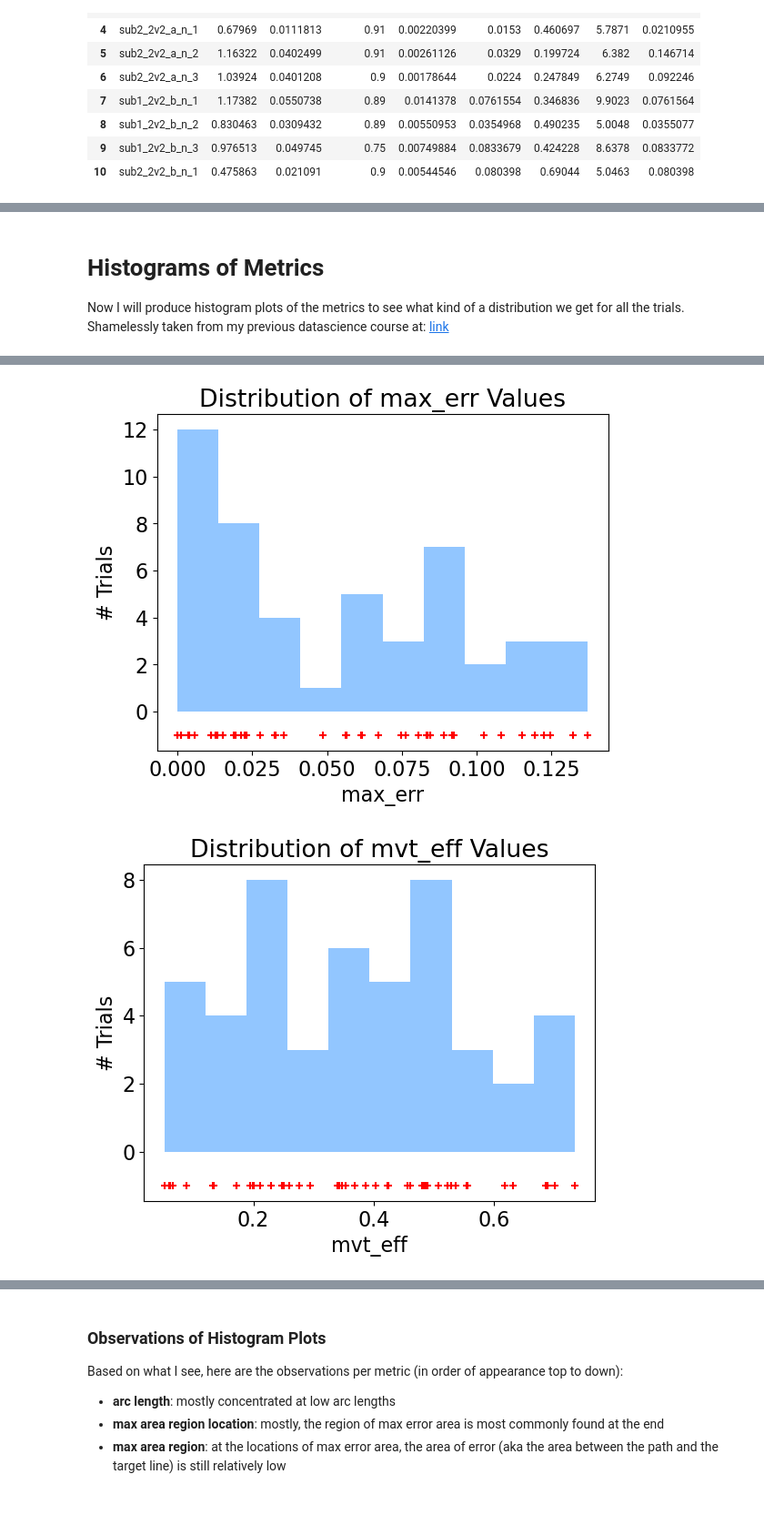
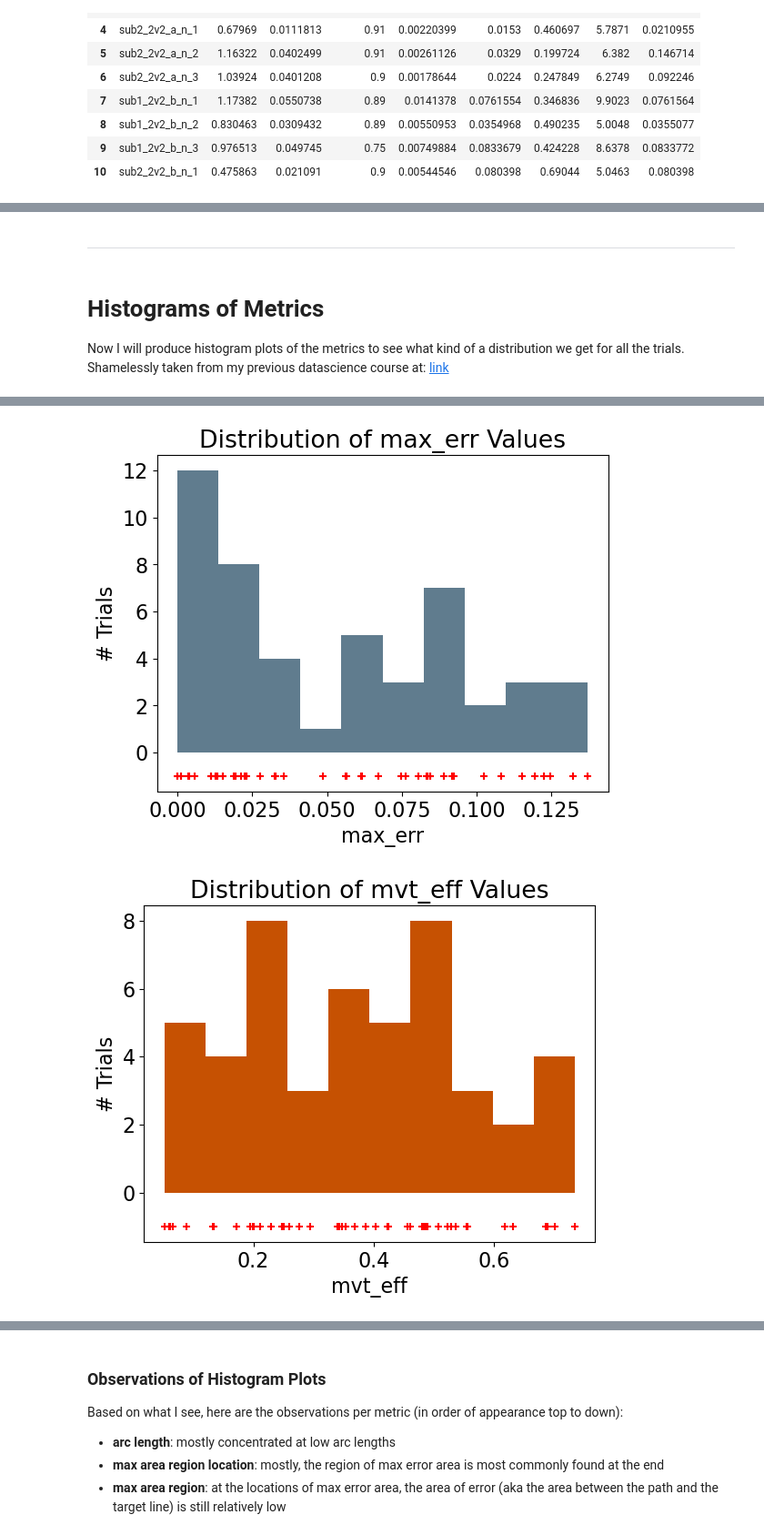
Before and after one commit to NotCras/asterisk_test, a Jupyter notebook: data_analysis_julia.ipynb, the cells around one changed output, grey strips where cells are left out. Shown at 91% size. Saved outputs shown, nothing was run; the diff lists cells and outputs as text; code cells hidden in the pictures; blank space fills up the shorter version.

```diff
--- a/data_analysis_julia.ipynb
+++ b/data_analysis_julia.ipynb
@@ -23,7 +26,7 @@ Ready to go!
 # Reading in the Data
 Now reading in the metrics data for 2v2.
 # %%
-df_2v2 = CSV.read("2v2_metrics.csv", DataFrame, copycols=true)
+df_2v2 = CSV.read("results/2v2_metrics.csv", DataFrame, copycols=true)
 first(df_2v2, 10)
 # %% [output]
 10 rows × 9 columns
@@ -42,3 +49,5 @@ first(df_2v2, 10)
+# %% [markdown]
+-----
 # %% [markdown]
 # Histograms of Metrics
 Now I will produce histogram plots of the metrics to see what kind of a distribution we get for all the trials.
@@ -46,13 +55,18 @@ Shamelessly taken from my previous datascience course at: [link](https://github.
 # %%
 metrics = [:arc_len, :area_btwn, :max_a_loc, :max_a_reg, :max_err, :mvt_eff, :r_fd, :t_fd]
 
+plot_colors = ["xkcd:light blue", "xkcd:dark red", "xkcd:light green", "xkcd:dark green",
+               "xkcd:blue grey", "xkcd:dark orange", "xkcd:red brown", "xkcd:brown"]
+
+i = 1
 for m in metrics
     figure()
-    hist(df_2v2[:, m]) # , normed=true)
+    hist(df_2v2[:, m], color=plot_colors[i]) #, normed=true)
     scatter(df_2v2[:, m], [-1 for i = 1:nrow(df_2v2)], marker="+", color="r")
     xlabel(f"{m}")
     ylabel("# Trials")
     title(f"Distribution of {m} Values")
+    i = i + 1
 end
 # %% [output]
 [figure]
@@ -62,2 +76,2 @@ end
-[figure, old version]
+[figure, new version]
-[figure, old version]
+[figure, new version]
```
Also changed, not shown: parts of 28 cells of this notebook, 3 other files.
